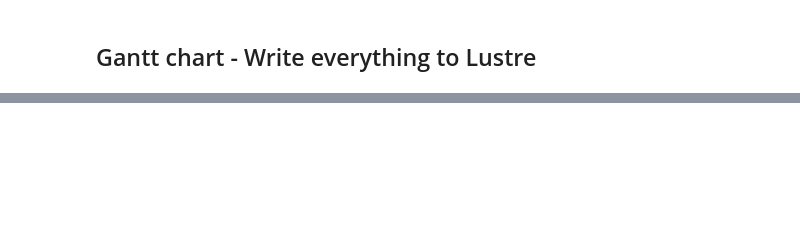
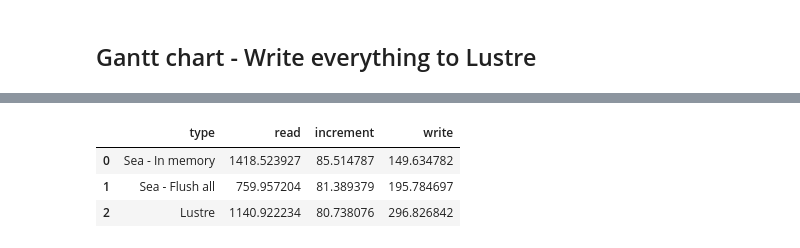
Before and after one commit to big-data-lab-team/Sea, a Jupyter notebook: experiments/incrementation/notebook/increment_benchmarks.ipynb, the cells around one changed output, grey strips where cells are left out. Saved outputs shown, nothing was run; the diff lists cells and outputs as text; code cells hidden in the pictures; blank space fills up the shorter version.

```diff
--- a/experiments/incrementation/notebook/increment_benchmarks.ipynb
+++ b/experiments/incrementation/notebook/increment_benchmarks.ipynb
@@ -166,8 +222,8 @@ def load_df(fn):
 # %% [markdown]
 ## Gantt Chart - Sea flush all files
 # %%
-df = load_df("../results/mem_all-1/benchmarks.out")
-bokeh_gantt(df)
+fa_df = load_df("../results/mem_all-1/benchmarks.out")
+bokeh_gantt(fa_df)
 # %% [output]
 Loading BokehJS ...
 [interactive output not drawn]
@@ -176,8 +232,8 @@ Loading BokehJS ...
 # %% [markdown]
 ## Gantt chart - Sea flush only final output (in-mem computing)
 # %%
-df = load_df("../results/mem_final-1/benchmarks.out")
-bokeh_gantt(df)
+im_df = load_df("../results/mem_final-1/benchmarks.out")
+bokeh_gantt(im_df)
 # %% [output]
 Loading BokehJS ...
 [interactive output not drawn]
@@ -186,10 +242,18 @@ Loading BokehJS ...
 # %% [markdown]
 ## Gantt chart - Write everything to Lustre
 # %%
-df = load_df("../results/lustre-1/benchmarks.out")
-bokeh_gantt(df)
+l_df = load_df("../results/lustre-1/benchmarks.out")
+bokeh_gantt(l_df)
 # %% [output]
 Loading BokehJS ...
 [interactive output not drawn]
 [interactive output not drawn]
 [interactive output not drawn]
+# %%
+df = group_actions(fa_df, im_df, l_df)
+df.head()
+# %% [output]
+|  | type | read | increment | write |
+| 0 | Sea - In memory | 1418.523927 | 85.514787 | 149.634782 |
+| 1 | Sea - Flush all | 759.957204 | 81.389379 | 195.784697 |
+| 2 | Lustre | 1140.922234 | 80.738076 | 296.826842 |
```
Also changed, not shown: parts of 2 cells of this notebook.
